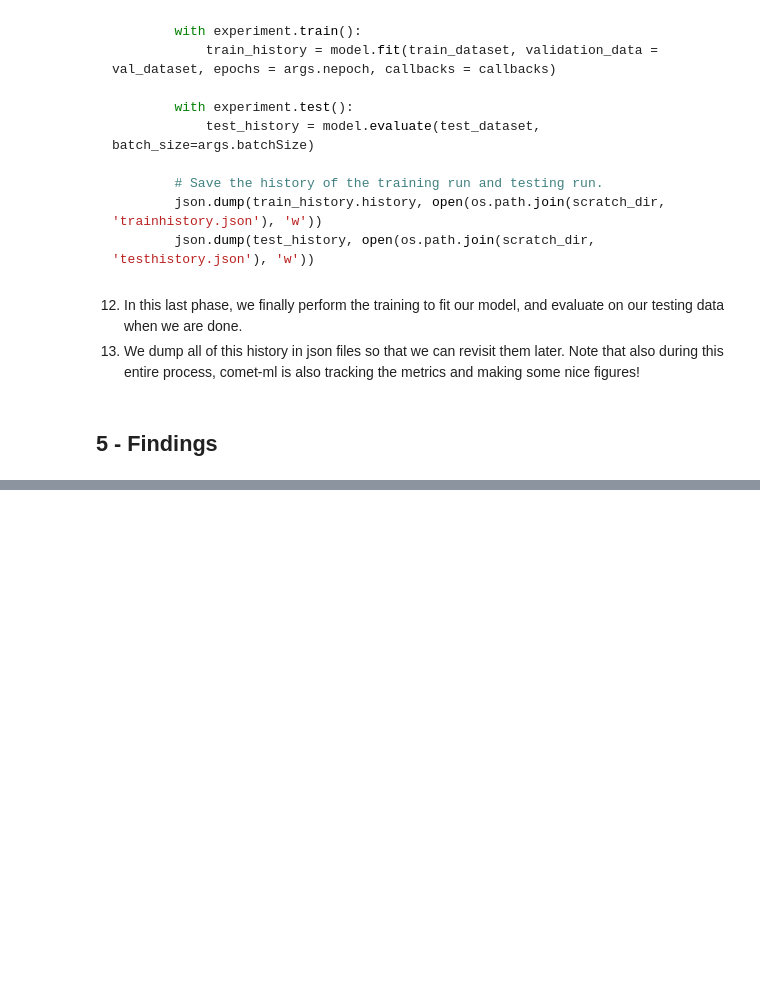
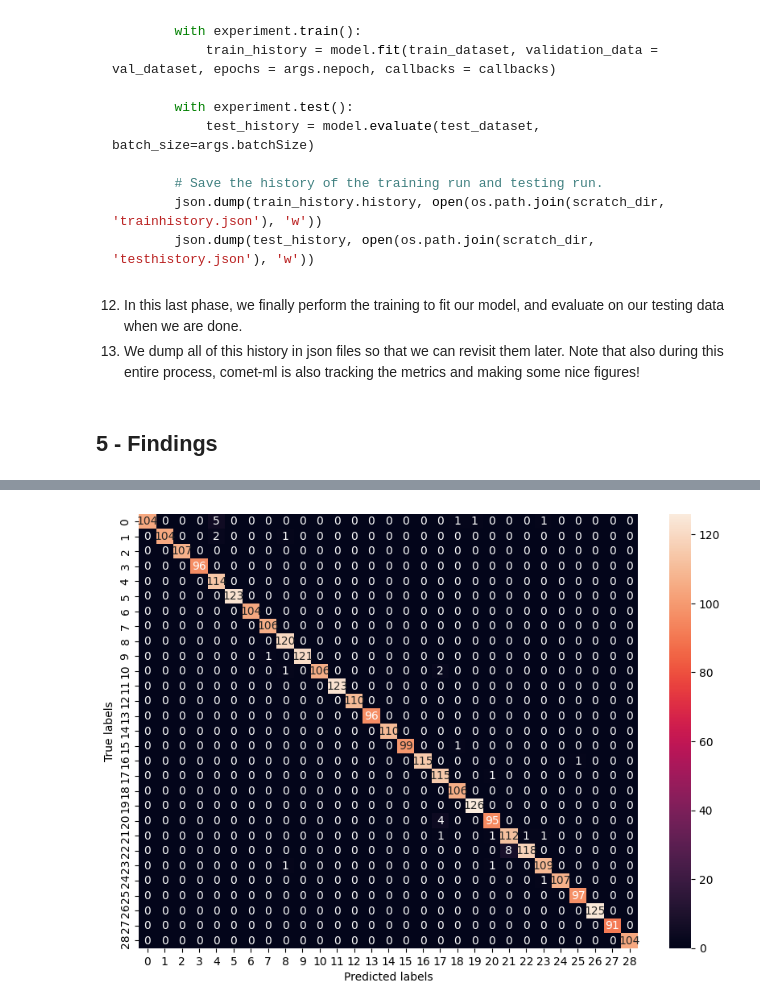
Before and after one commit to Joeshmoe03/ASL-classification, a Jupyter notebook: end_to_end.ipynb, the cells around one changed output, grey strips where cells are left out. Drawn from its saved outputs; the diff is of its cells as text; code cells hidden in the pictures; blank space fills up the shorter version.

```diff
--- a/end_to_end.ipynb
+++ b/end_to_end.ipynb
@@ -381,0 +398,37 @@ Here we use a function under `util/directory.py` to initialize a directory named
+# %%
+def transform_image(image):
+    # TODO: Implement image transformations
+    # Performs scaling
+    tf_image = tf.image.convert_image_dtype(image, tf.float32)
+    tf_image = tf.image.resize(tf_image, (64, 64))
+    return tf_image
+# %%
+from cv2 import imread
+from sklearn.metrics import confusion_matrix
+
+# Accumulate true labels and predicted labels
+y_true = []
+y_pred = []
+
+for image, label in test_dataset.take(100):
+    # Preprocess the image
+    preprocessed_image = transform_image(image)
+
+    # Make predictions
+    prediction = model.predict(preprocessed_image)
+
+    # Get the index of the highest probability
+    predicted_class = np.argmax(prediction, axis=1)
+
+    # Accumulate true and predicted labels
+    y_true.append(np.argmax(label, axis=1))
+    y_pred.append(predicted_class)
+
+# Convert lists to numpy arrays
+y_true = np.concatenate(y_true)
+
+# smoosh 2d into 1d
+y_pred = np.array(y_pred).flatten()
+
+# Calculate confusion matrix
+conf_matrix = confusion_matrix(y_true, y_pred)
@@ -381,0 +453,10 @@ Here we use a function under `util/directory.py` to initialize a directory named
+# %%
+# print confusion matrix in more readable format
+import seaborn as sns
+plt.figure(figsize=(10, 7))
+sns.heatmap(conf_matrix, annot=True, fmt='g')
+plt.xlabel('Predicted labels')
+plt.ylabel('True labels')
+plt.show()
+# %% [output]
+[figure, added]
```
Also changed, not shown: parts of 9 cells of this notebook, 35 other files.
